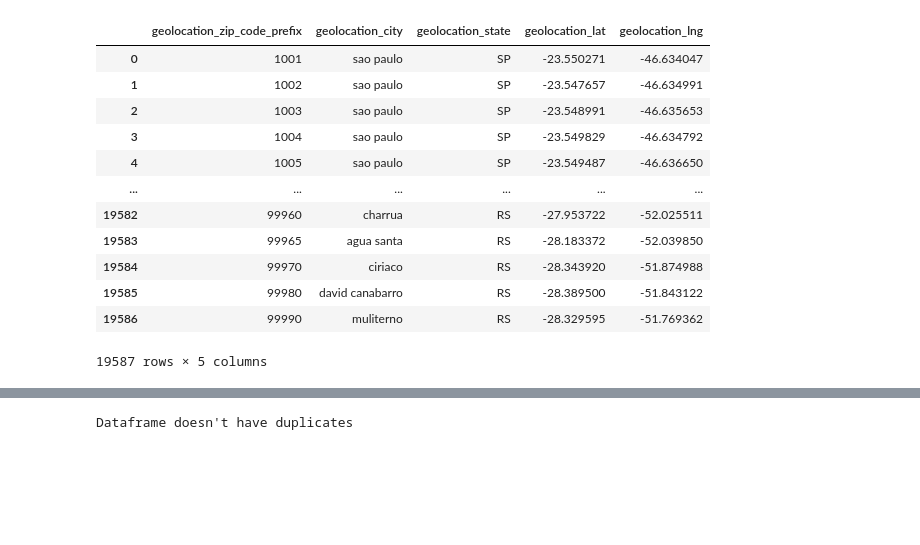
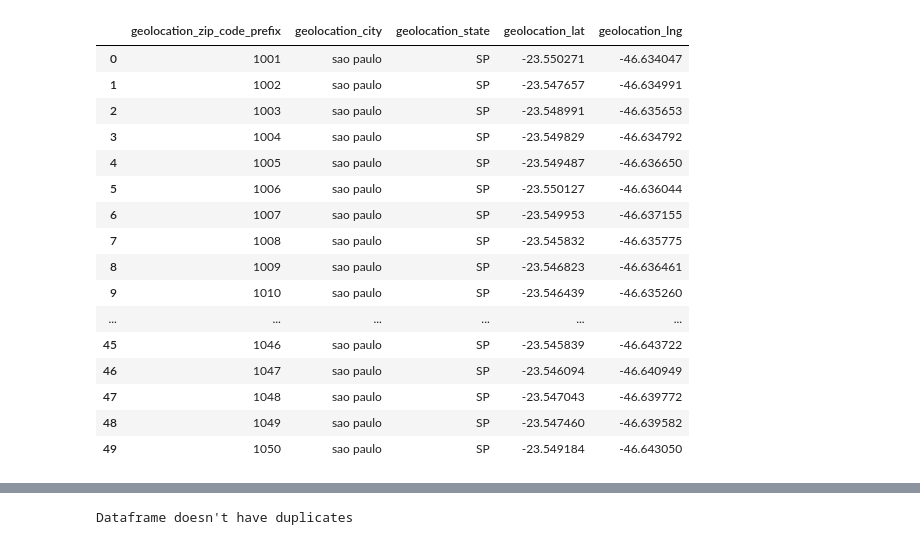
Before and after one commit to HassanHosain/tp_final_proj, a Jupyter notebook: cleaned geolocation_df.ipynb, the cells around one changed output, grey strips where cells are left out. Cells and saved outputs as stored; diff of their text form; code cells hidden in the pictures; blank space fills up the shorter version.

Commit message:
cleaned geolocation  df created from cleaned_geolocation

```diff
--- a/cleaned geolocation_df.ipynb
+++ b/cleaned geolocation_df.ipynb
@@ -7,17 +105,21 @@ cleaned_geolocation['geolocation_city'] = cleaned_geolocation['geolocation_city'
 # %%
-cleaned_geolocation_df =cleaned_geolocation.groupby(['geolocation_zip_code_prefix','geolocation_city','geolocation_state']).agg({'geolocation_lat': 'mean','geolocation_lng':'mean'}).reset_index()
-cleaned_geolocation_df
+#cleaned_geolocation_df =cleaned_geolocation.groupby(['geolocation_zip_code_prefix','geolocation_city','geolocation_state']).agg({'geolocation_lat': 'mean','geolocation_lng':'mean'}).reset_index()
+#cleaned_geolocation_df.head(50)
 # %% [output]
 |  | geolocation_zip_code_prefix | geolocation_city | geolocation_state | geolocation_lat | geolocation_lng |
 | 0 | 1001 | sao paulo | SP | -23.550271 | -46.634047 |
 | 1 | 1002 | sao paulo | SP | -23.547657 | -46.634991 |
 | 2 | 1003 | sao paulo | SP | -23.548991 | -46.635653 |
 | 3 | 1004 | sao paulo | SP | -23.549829 | -46.634792 |
 | 4 | 1005 | sao paulo | SP | -23.549487 | -46.636650 |
+| 5 | 1006 | sao paulo | SP | -23.550127 | -46.636044 |
+| 6 | 1007 | sao paulo | SP | -23.549953 | -46.637155 |
+| 7 | 1008 | sao paulo | SP | -23.545832 | -46.635775 |
+| 8 | 1009 | sao paulo | SP | -23.546823 | -46.636461 |
+| 9 | 1010 | sao paulo | SP | -23.546439 | -46.635260 |
 | ... | ... | ... | ... | ... | ... |
-| 19582 | 99960 | charrua | RS | -27.953722 | -52.025511 |
-| 19583 | 99965 | agua santa | RS | -28.183372 | -52.039850 |
-| 19584 | 99970 | ciriaco | RS | -28.343920 | -51.874988 |
-| 19585 | 99980 | david canabarro | RS | -28.389500 | -51.843122 |
-| 19586 | 99990 | muliterno | RS | -28.329595 | -51.769362 |
+| 45 | 1046 | sao paulo | SP | -23.545839 | -46.643722 |
+| 46 | 1047 | sao paulo | SP | -23.546094 | -46.640949 |
+| 47 | 1048 | sao paulo | SP | -23.547043 | -46.639772 |
+| 48 | 1049 | sao paulo | SP | -23.547460 | -46.639582 |
+| 49 | 1050 | sao paulo | SP | -23.549184 | -46.643050 |
-19587 rows × 5 columns
```
Also changed, not shown: parts of 9 cells of this notebook.
